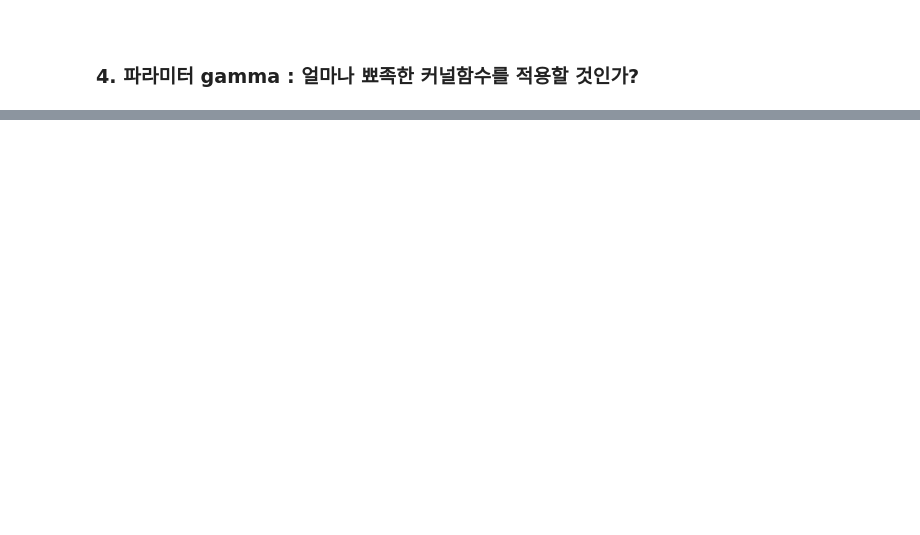
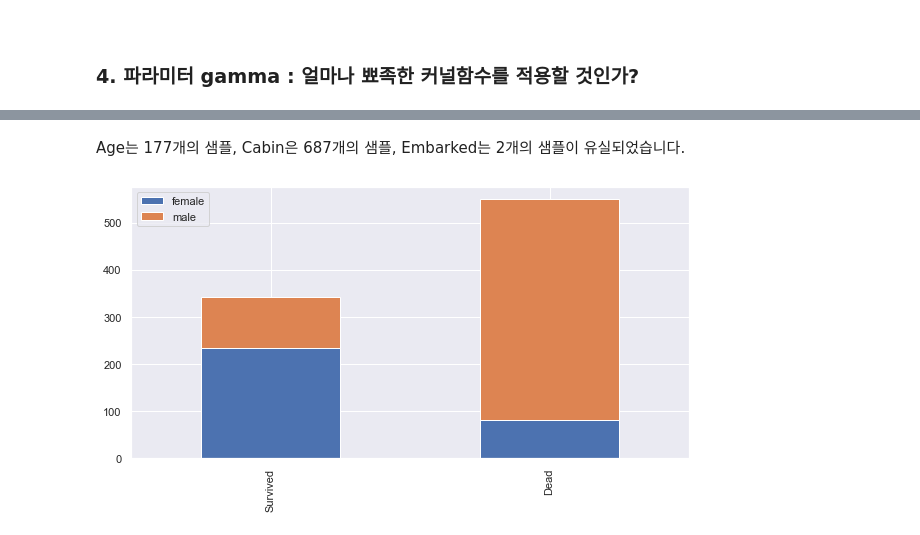
Before and after one commit to hyunwoongko/bigdata-lecture, a Jupyter notebook: _notebooks/04_03_서포트_벡터_머신.ipynb, the cells around one changed output, grey strips where cells are left out. Saved outputs shown, nothing was run; the diff lists cells and outputs as text; code cells hidden in the pictures; blank space fills up the shorter version.

```diff
--- a/_notebooks/04_03_서포트_벡터_머신.ipynb
+++ b/_notebooks/04_03_서포트_벡터_머신.ipynb
@@ -158,0 +165,8 @@ root경로
+# %%
+import pandas as pd
+
+
+dataset = pd.read_csv('sample_data/titanic.csv')
+
+# 블로그에서 깨지니, colab에서 주석 풀어주세요
+# dataset
@@ -158,0 +217,21 @@ root경로
+# %% [markdown]
+Age는 177개의 샘플, Cabin은 687개의 샘플, Embarked는 2개의 샘플이 유실되었습니다.
+# %%
+import matplotlib.pyplot as plt
+%matplotlib inline
+import seaborn as sns
+sns.set()
+
+
+# bar 차트를 그려주는 함수 정의
+def bar_chart(feature):
+    survived = dataset[dataset['Survived'] == 1][feature].value_counts()
+    dead = dataset[dataset['Survived'] == 0][feature].value_counts()
+    df = pd.DataFrame([survived, dead])
+    df.index = ['Survived', 'Dead']
+    df.plot(kind='bar', stacked=True, figsize=(10, 5))
+# %%
+bar_chart('Sex')
+# 성별이 죽었는지 살았는지에 대해 얼마나 영향을 미쳤는지 보여줌
+# %% [output]
+[figure, added]
```
Also changed, not shown: parts of 85 cells of this notebook, 4 other files.
